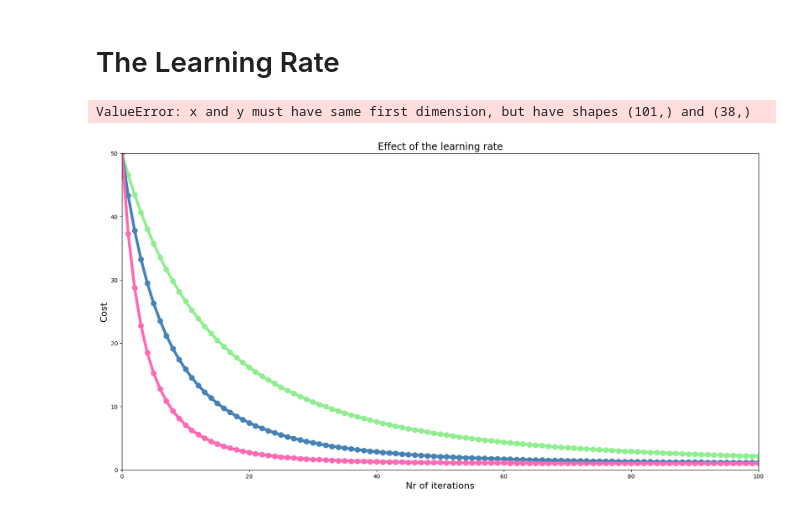
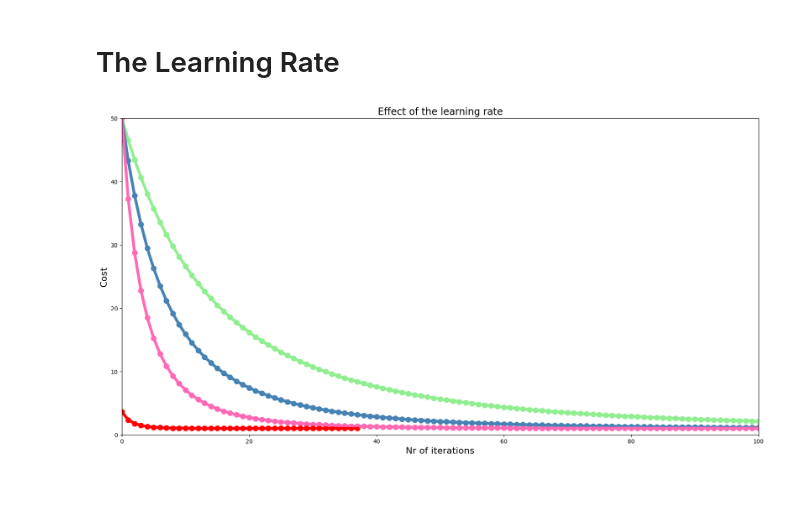
Before and after one commit to JonniiRingo/Data-Science-Ml, a Jupyter notebook: 03 Gradient Descent.ipynb, the cells around one changed output. Saved outputs shown, nothing was run; the diff lists cells and outputs as text; code cells hidden in the pictures.

Commit message:
effect of too high of high of a learning rate - conflict when visualized and resulting cost is higher than fine tuned multiplier

```diff
--- a/03 Gradient Descent.ipynb
+++ b/03 Gradient Descent.ipynb
@@ -417,34 +417,33 @@ plt.ylim(0, 50)
 plt.title('Effect of the learning rate', fontsize=17)
 plt.xlabel('Nr of iterations', fontsize=16)
 plt.ylabel('Cost', fontsize=16)
 
 # Values for our charts
 # 1) Y Axis Data: convert the lists to numpy arrays
 low_values = np.array(low_gamma[1])
 
 # 2) X Axis Data: create a list from 0 to n+1
 iteration_list = list(range(0, n+1))
 
 # Plotting low learning rate
 plt.plot(iteration_list, g(low_values), color='lightgreen', linewidth=5)
 plt.scatter(iteration_list, g(low_values), color = 'lightgreen', s=80)
 
 # Plotting mid learning rate
 plt.plot(iteration_list, g(np.array(mid_gamma[1])), color='steelblue', linewidth=5)
 plt.scatter(iteration_list, g(np.array(mid_gamma[1])), color = 'steelblue', s=80)
 
 # Plotting high learning rate
 plt.plot(iteration_list, g(np.array(high_gamma[1])), color='hotpink', linewidth=5)
 plt.scatter(iteration_list, g(np.array(high_gamma[1])), color = 'hotpink', s=80)
 
 # Plotting insane learning rate
 # Create a separate iteration list for insane_gamma
 insane_iteration_list = list(range(0, len(insane_gamma[1])))
-plt.plot(iteration_list, g(np.array(insane_gamma[1])), color='red', linewidth=5)
-plt.scatter(iteration_list, g(np.array(insane_gamma[1])), color = 'red', s=80)
+plt.plot(insane_iteration_list  , g(np.array(insane_gamma[1])), color='red', linewidth=5)
+plt.scatter(insane_iteration_list, g(np.array(insane_gamma[1])), color = 'red', s=80)
 
 
 plt.show()
 # %% [output]
-ValueError: x and y must have same first dimension, but have shapes (101,) and (38,)
-[figure, old version]
+[figure, new version]
```
